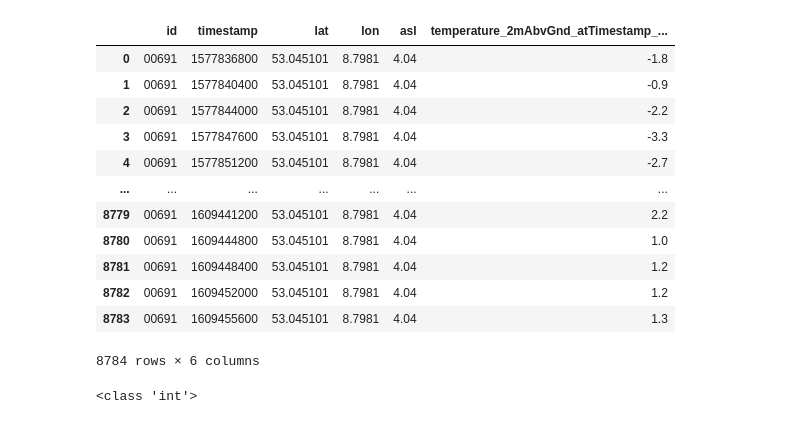
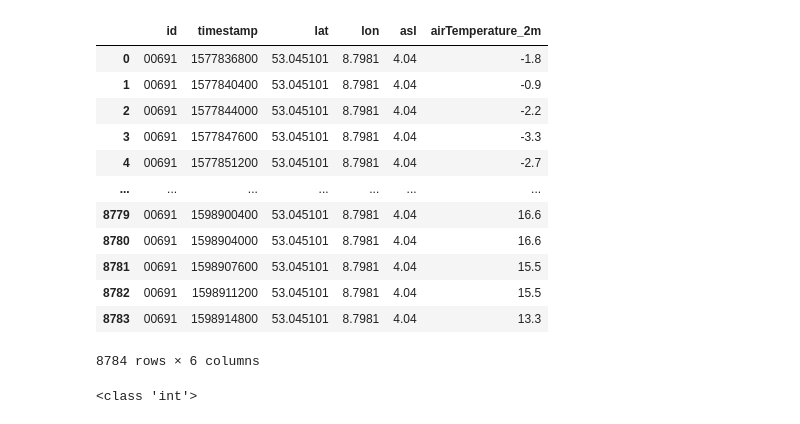
Before and after one commit to meteoblue/python-dataset-sdk, a Jupyter notebook: example_measurements.ipynb, the cells around one changed output. Cells and saved outputs as stored; diff of their text form; code cells hidden in the pictures.

```diff
--- a/example_measurements.ipynb
+++ b/example_measurements.ipynb
@@ -84,48 +84,48 @@ def corr_pearsonr(df, name1, name2):
 # %%
 ## query measurement data for time interval
 path = "/v2/dwdClimateHourly/raw/measurement/get"
-name_variable_measured = "temperature_2mAbvGnd_atTimestamp_none_degCels"
+name_variable_measured = "airTemperature_2m"
 query = {
     "timeStart": "2020-01-01T00:00:00",
     "timeEnd": "2020-12-31T23:00:00",
     "limit": 10000,
     "fields": [
         "id",
         "timestamp",
         "lat",
         "lon",
         "asl",
         name_variable_measured
     ],
     "stations": ["00691"],
     "sort": "asc"
     }
 
 client = meteoblue_dataset_sdk.Client(apikey=os.environ["APIKEY"]) # apikey has to be saved in your environment
 measurements_queried = client.measurement_sync(path, query)
 measurements_df = measurements_to_dataframe(measurements_queried)
 
 # set coordinates and station_name for request of modeled data
 # this only works if only one station is selected in the above request
 lat = measurements_df["lat"][0]
 lon = measurements_df["lon"][0]
 asl = measurements_df["asl"][0]
 station_name = measurements_df["id"][0]
 
 measurements_df
 # %% [output]
-|  | id | timestamp | lat | lon | asl | temperature_2mAbvGnd_atTimestamp_... |
+|  | id | timestamp | lat | lon | asl | airTemperature_2m |
 | 0 | 00691 | 1577836800 | 53.045101 | 8.7981 | 4.04 | -1.8 |
 | 1 | 00691 | 1577840400 | 53.045101 | 8.7981 | 4.04 | -0.9 |
 | 2 | 00691 | 1577844000 | 53.045101 | 8.7981 | 4.04 | -2.2 |
 | 3 | 00691 | 1577847600 | 53.045101 | 8.7981 | 4.04 | -3.3 |
 | 4 | 00691 | 1577851200 | 53.045101 | 8.7981 | 4.04 | -2.7 |
 | ... | ... | ... | ... | ... | ... | ... |
-| 8779 | 00691 | 1609441200 | 53.045101 | 8.7981 | 4.04 | 2.2 |
-| 8780 | 00691 | 1609444800 | 53.045101 | 8.7981 | 4.04 | 1.0 |
-| 8781 | 00691 | 1609448400 | 53.045101 | 8.7981 | 4.04 | 1.2 |
-| 8782 | 00691 | 1609452000 | 53.045101 | 8.7981 | 4.04 | 1.2 |
-| 8783 | 00691 | 1609455600 | 53.045101 | 8.7981 | 4.04 | 1.3 |
+| 8779 | 00691 | 1598900400 | 53.045101 | 8.7981 | 4.04 | 16.6 |
+| 8780 | 00691 | 1598904000 | 53.045101 | 8.7981 | 4.04 | 16.6 |
+| 8781 | 00691 | 1598907600 | 53.045101 | 8.7981 | 4.04 | 15.5 |
+| 8782 | 00691 | 1598911200 | 53.045101 | 8.7981 | 4.04 | 15.5 |
+| 8783 | 00691 | 1598914800 | 53.045101 | 8.7981 | 4.04 | 13.3 |
 8784 rows × 6 columns
 # %%
 ## get model data for same time interval
```
Also changed, not shown: parts of 1 cell of this notebook, 1 other file.
